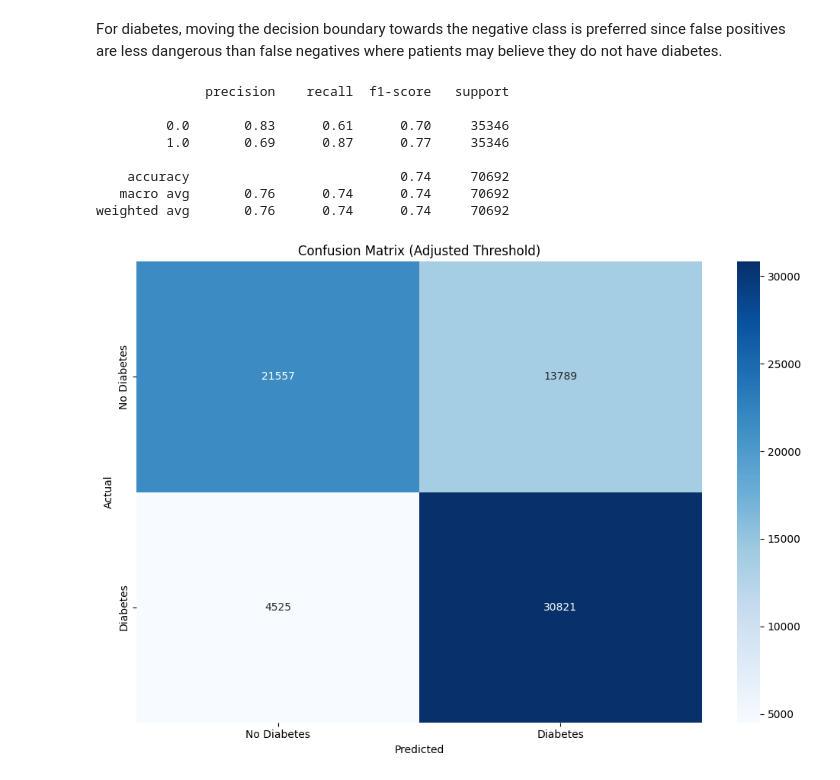
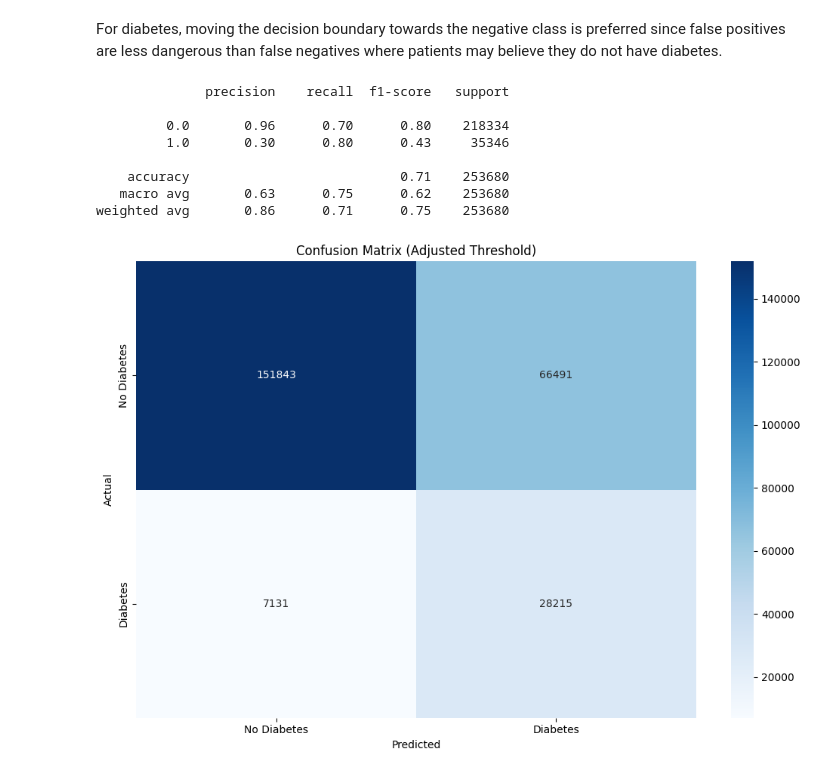
Before and after one commit to malikmahdivika/BMEN415-ML, a Jupyter notebook: Malik_models/Classification_LDA_Malik.ipynb, the cells around one changed output. Drawn from its saved outputs; the diff is of its cells as text; code cells hidden in the pictures.

```diff
--- a/Malik_models/Classification_LDA_Malik.ipynb
+++ b/Malik_models/Classification_LDA_Malik.ipynb
@@ -31,7 +31,7 @@ X_train = diabetes_dataframe_training.drop(columns=['Diabetes_binary'])
 y_train = diabetes_dataframe_training['Diabetes_binary']
 
 # testing set split
-diabetes_dataframe_testing = pd.read_csv('..\\diabetes_dataset(s)\\diabetes_binary_5050split_health_indicators_BRFSS2015.csv')
+diabetes_dataframe_testing = pd.read_csv('..\\diabetes_dataset(s)\\diabetes_binary_health_indicators_BRFSS2015.csv')
 
 X_test = diabetes_dataframe_testing.drop('Diabetes_binary', axis=1)
 y_test = diabetes_dataframe_testing['Diabetes_binary']
@@ -119,36 +118,36 @@ For diabetes, moving the decision boundary towards the negative class is preferr
 # %%
 # Get the decision function scores
 decision_scores = best_model.decision_function(X_test)
 
 # Adjust the threshold to move the decision boundary
 threshold = 0.0  # Default threshold is 0.0
-adjusted_threshold = threshold - 0.5  # Shift the threshold towards the negative class
+adjusted_threshold = threshold - 0.1  # Shift the threshold towards the negative class
 # Threshold needs to move without affecting model performance significantly
 # any lower and it seems to affect the model performance
 
 # Make predictions based on the adjusted threshold
 adjusted_predictions = (decision_scores > adjusted_threshold).astype(int)
 
 # Evaluate the adjusted predictions
 print(classification_report(y_test, adjusted_predictions))
 
 # Plot the confusion matrix for adjusted predictions
 plt.figure(figsize=(10, 7))
 sns.heatmap(confusion_matrix(y_test, adjusted_predictions), annot=True, fmt='d', cmap='Blues')
 plt.title('Confusion Matrix (Adjusted Threshold)')
 plt.xlabel('Predicted')
 plt.xticks([0.5, 1.5], ['No Diabetes', 'Diabetes'])
 plt.ylabel('Actual')
 plt.yticks([0.5, 1.5], ['No Diabetes', 'Diabetes'])
 plt.tight_layout()
 plt.show()
 # %% [output]
               precision    recall  f1-score   support
 
-         0.0       0.83      0.61      0.70     35346
-         1.0       0.69      0.87      0.77     35346
+         0.0       0.96      0.70      0.80    218334
+         1.0       0.30      0.80      0.43     35346
 
-    accuracy                           0.74     70692
-   macro avg       0.76      0.74      0.74     70692
-weighted avg       0.76      0.74      0.74     70692
+    accuracy                           0.71    253680
+   macro avg       0.63      0.75      0.62    253680
+weighted avg       0.86      0.71      0.75    253680
-[figure, old version]
+[figure, new version]
```
Also changed, not shown: parts of 2 cells of this notebook, 3 other files.
